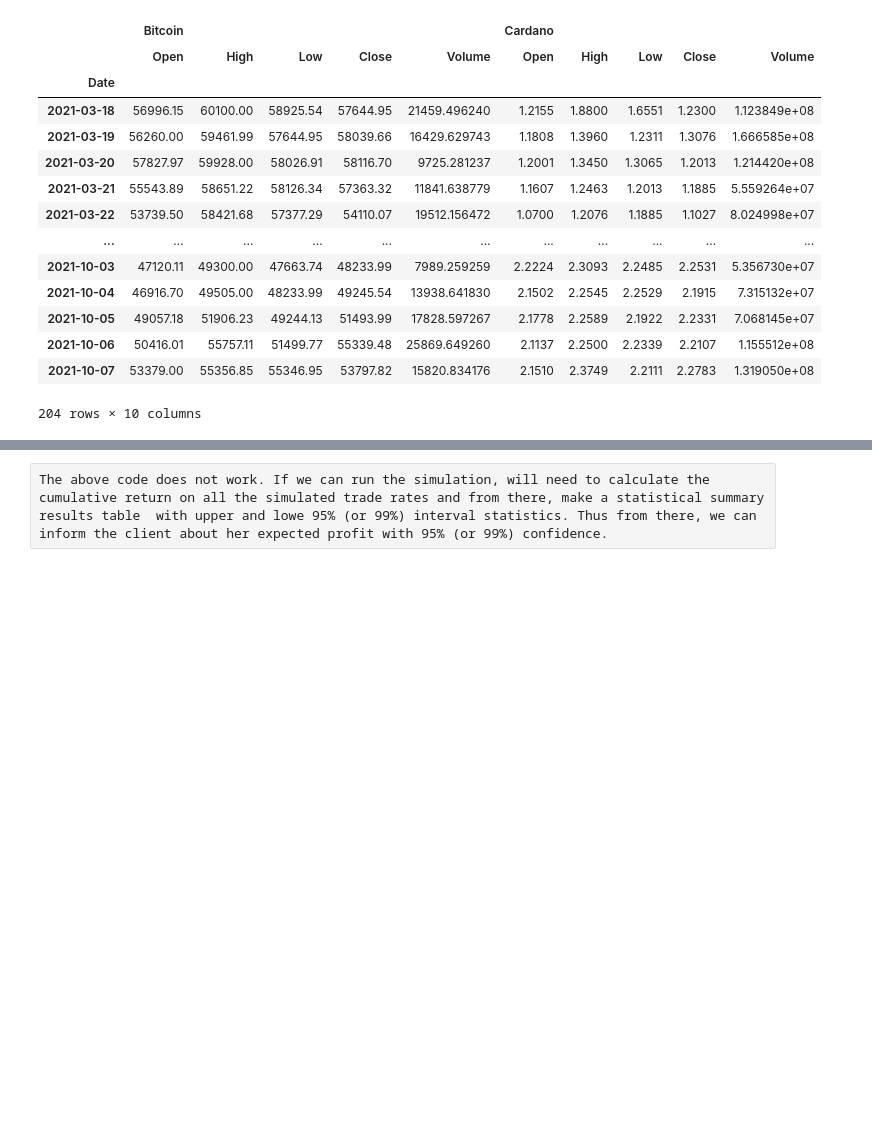
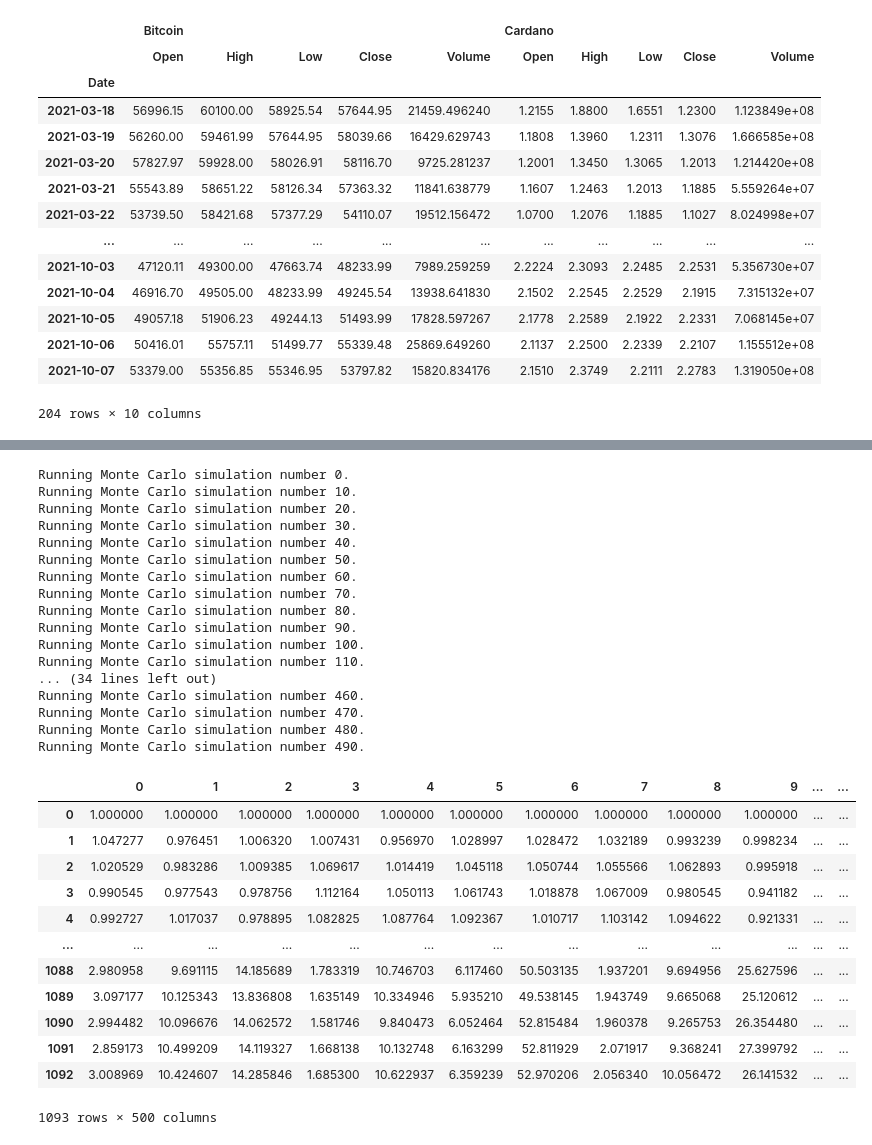
Before and after one commit to Swati-Subhadarshini/UWFinTech_Group3_Project1, a Jupyter notebook: Test_CBPRO.ipynb, the cells around one changed output, grey strips where cells are left out. Cells and saved outputs as stored; diff of their text form; code cells hidden in the pictures; blank space fills up the shorter version.

Commit message:
Simulation of even weighted BTC and ADA

```diff
--- a/Test_CBPRO.ipynb
+++ b/Test_CBPRO.ipynb
@@ -89,2 +96,34 @@ KeyError: 'close'
-# %% [raw]
-The above code does not work. If we can run the simulation, will need to calculate the cumulative return on all the simulated trade rates and from there, make a statistical summary results table  with upper and lowe 95% (or 99%) interval statistics. Thus from there, we can inform the client about her expected profit with 95% (or 99%) confidence.
+# %%
+# Run a Monte Carlo simulation to forecast five years cumulative returns
+MC_even_weight.calc_cumulative_return()
+# %% [output]
+Running Monte Carlo simulation number 0.
+Running Monte Carlo simulation number 10.
+Running Monte Carlo simulation number 20.
+Running Monte Carlo simulation number 30.
+Running Monte Carlo simulation number 40.
+Running Monte Carlo simulation number 50.
+Running Monte Carlo simulation number 60.
+Running Monte Carlo simulation number 70.
+Running Monte Carlo simulation number 80.
+Running Monte Carlo simulation number 90.
+Running Monte Carlo simulation number 100.
+Running Monte Carlo simulation number 110.
+... (34 lines left out)
+Running Monte Carlo simulation number 460.
+Running Monte Carlo simulation number 470.
+Running Monte Carlo simulation number 480.
+Running Monte Carlo simulation number 490.
+|  | 0 | 1 | 2 | 3 | 4 | 5 | 6 | 7 | 8 | 9 | ... | ... |
+| 0 | 1.000000 | 1.000000 | 1.000000 | 1.000000 | 1.000000 | 1.000000 | 1.000000 | 1.000000 | 1.000000 | 1.000000 | ... | ... |
+| 1 | 1.047277 | 0.976451 | 1.006320 | 1.007431 | 0.956970 | 1.028997 | 1.028472 | 1.032189 | 0.993239 | 0.998234 | ... | ... |
+| 2 | 1.020529 | 0.983286 | 1.009385 | 1.069617 | 1.014419 | 1.045118 | 1.050744 | 1.055566 | 1.062893 | 0.995918 | ... | ... |
+| 3 | 0.990545 | 0.977543 | 0.978756 | 1.112164 | 1.050113 | 1.061743 | 1.018878 | 1.067009 | 0.980545 | 0.941182 | ... | ... |
+| 4 | 0.992727 | 1.017037 | 0.978895 | 1.082825 | 1.087764 | 1.092367 | 1.010717 | 1.103142 | 1.094622 | 0.921331 | ... | ... |
+| ... | ... | ... | ... | ... | ... | ... | ... | ... | ... | ... | ... | ... |
+| 1088 | 2.980958 | 9.691115 | 14.185689 | 1.783319 | 10.746703 | 6.117460 | 50.503135 | 1.937201 | 9.694956 | 25.627596 | ... | ... |
+| 1089 | 3.097177 | 10.125343 | 13.836808 | 1.635149 | 10.334946 | 5.935210 | 49.538145 | 1.943749 | 9.665068 | 25.120612 | ... | ... |
+| 1090 | 2.994482 | 10.096676 | 14.062572 | 1.581746 | 9.840473 | 6.052464 | 52.815484 | 1.960378 | 9.265753 | 26.354480 | ... | ... |
+| 1091 | 2.859173 | 10.499209 | 14.119327 | 1.668138 | 10.132748 | 6.163299 | 52.811929 | 2.071917 | 9.368241 | 27.399792 | ... | ... |
+| 1092 | 3.008969 | 10.424607 | 14.285846 | 1.685300 | 10.622937 | 6.359239 | 52.970206 | 2.056340 | 10.056472 | 26.141532 | ... | ... |
+1093 rows × 500 columns
```
Also changed, not shown: parts of 3 cells of this notebook, 1 other file.
